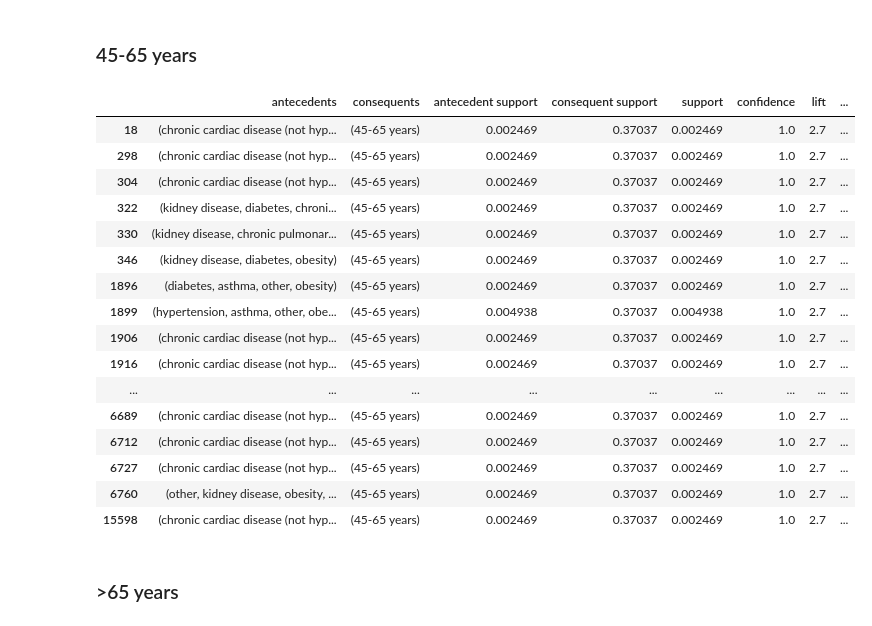
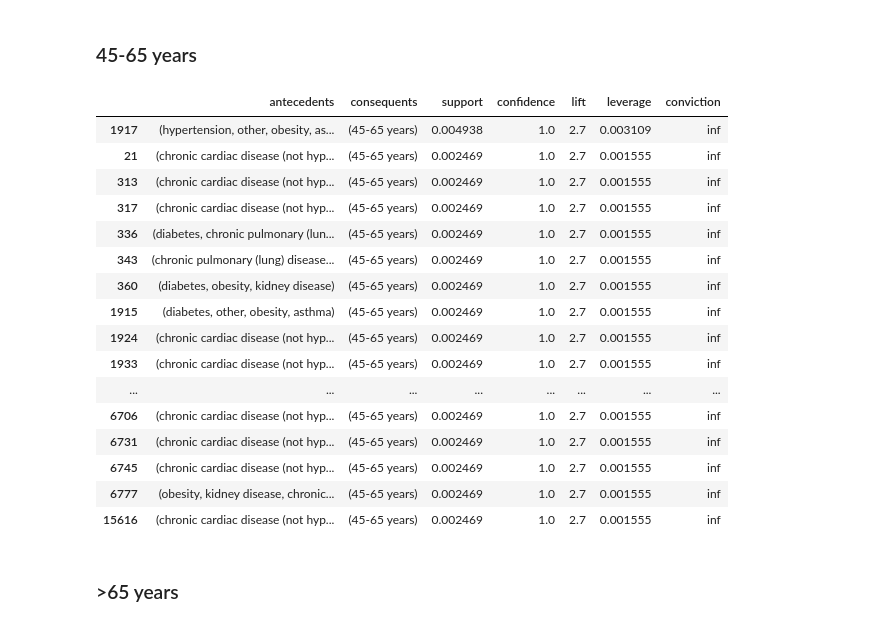
Before and after one commit to cuongvuong-phoenix/CO5240-data-engineering-s212, a Jupyter notebook: cuong/canada_hospital_comorbidities.ipynb, the cells around one changed output. Saved outputs shown, nothing was run; the diff lists cells and outputs as text; code cells hidden in the pictures.

Commit message:
feat(cuong): decrease `min_support` to `0.001` and adjust `min_threshold` for `confidence` metric to be `0.9` and now sort by `support` value first

```diff
--- a/cuong/canada_hospital_comorbidities.ipynb
+++ b/cuong/canada_hospital_comorbidities.ipynb
@@ -350,4 +358,4 @@ frequent_comorbidities_by_age_itemsets
 2760 rows × 2 columns
 # %%
-rules = association_rules(frequent_comorbidities_by_age_itemsets, metric="confidence", min_threshold=1)
-rules
+rules = association_rules(frequent_comorbidities_by_age_itemsets, metric="confidence", min_threshold=0.9)
+rules = rules.drop(["antecedent support", "consequent support"], axis=1)
@@ -389,25 +383,25 @@ rules[rules["consequents"] == frozenset({age_labels[1]})].sort_values(["confiden
 # %% [markdown]
 ### 45-65 years
 # %%
-rules[rules["consequents"] == frozenset({age_labels[2]})].sort_values(["confidence", "lift"], ascending=[False, False])
+rules[rules["consequents"] == frozenset({age_labels[2]})].sort_values(["support", "confidence", "lift"], ascending=[False,False, False])
 # %% [output]
-|  | antecedents | consequents | antecedent support | consequent support | support | confidence | lift | ... |
-| 18 | (chronic cardiac disease (not hyp... | (45-65 years) | 0.002469 | 0.37037 | 0.002469 | 1.0 | 2.7 | ... |
-| 298 | (chronic cardiac disease (not hyp... | (45-65 years) | 0.002469 | 0.37037 | 0.002469 | 1.0 | 2.7 | ... |
-| 304 | (chronic cardiac disease (not hyp... | (45-65 years) | 0.002469 | 0.37037 | 0.002469 | 1.0 | 2.7 | ... |
-| 322 | (kidney disease, diabetes, chroni... | (45-65 years) | 0.002469 | 0.37037 | 0.002469 | 1.0 | 2.7 | ... |
-| 330 | (kidney disease, chronic pulmonar... | (45-65 years) | 0.002469 | 0.37037 | 0.002469 | 1.0 | 2.7 | ... |
-| 346 | (kidney disease, diabetes, obesity) | (45-65 years) | 0.002469 | 0.37037 | 0.002469 | 1.0 | 2.7 | ... |
-| 1896 | (diabetes, asthma, other, obesity) | (45-65 years) | 0.002469 | 0.37037 | 0.002469 | 1.0 | 2.7 | ... |
-| 1899 | (hypertension, asthma, other, obe... | (45-65 years) | 0.004938 | 0.37037 | 0.004938 | 1.0 | 2.7 | ... |
-| 1906 | (chronic cardiac disease (not hyp... | (45-65 years) | 0.002469 | 0.37037 | 0.002469 | 1.0 | 2.7 | ... |
-| 1916 | (chronic cardiac disease (not hyp... | (45-65 years) | 0.002469 | 0.37037 | 0.002469 | 1.0 | 2.7 | ... |
-| ... | ... | ... | ... | ... | ... | ... | ... | ... |
-| 6689 | (chronic cardiac disease (not hyp... | (45-65 years) | 0.002469 | 0.37037 | 0.002469 | 1.0 | 2.7 | ... |
-| 6712 | (chronic cardiac disease (not hyp... | (45-65 years) | 0.002469 | 0.37037 | 0.002469 | 1.0 | 2.7 | ... |
-| 6727 | (chronic cardiac disease (not hyp... | (45-65 years) | 0.002469 | 0.37037 | 0.002469 | 1.0 | 2.7 | ... |
-| 6760 | (other, kidney disease, obesity, ... | (45-65 years) | 0.002469 | 0.37037 | 0.002469 | 1.0 | 2.7 | ... |
-| 15598 | (chronic cardiac disease (not hyp... | (45-65 years) | 0.002469 | 0.37037 | 0.002469 | 1.0 | 2.7 | ... |
+|  | antecedents | consequents | support | confidence | lift | leverage | conviction |
+| 1917 | (hypertension, other, obesity, as... | (45-65 years) | 0.004938 | 1.0 | 2.7 | 0.003109 | inf |
+| 21 | (chronic cardiac disease (not hyp... | (45-65 years) | 0.002469 | 1.0 | 2.7 | 0.001555 | inf |
+| 313 | (chronic cardiac disease (not hyp... | (45-65 years) | 0.002469 | 1.0 | 2.7 | 0.001555 | inf |
+| 317 | (chronic cardiac disease (not hyp... | (45-65 years) | 0.002469 | 1.0 | 2.7 | 0.001555 | inf |
+| 336 | (diabetes, chronic pulmonary (lun... | (45-65 years) | 0.002469 | 1.0 | 2.7 | 0.001555 | inf |
+| 343 | (chronic pulmonary (lung) disease... | (45-65 years) | 0.002469 | 1.0 | 2.7 | 0.001555 | inf |
+| 360 | (diabetes, obesity, kidney disease) | (45-65 years) | 0.002469 | 1.0 | 2.7 | 0.001555 | inf |
+| 1915 | (diabetes, other, obesity, asthma) | (45-65 years) | 0.002469 | 1.0 | 2.7 | 0.001555 | inf |
+| 1924 | (chronic cardiac disease (not hyp... | (45-65 years) | 0.002469 | 1.0 | 2.7 | 0.001555 | inf |
+| 1933 | (chronic cardiac disease (not hyp... | (45-65 years) | 0.002469 | 1.0 | 2.7 | 0.001555 | inf |
+| ... | ... | ... | ... | ... | ... | ... | ... |
+| 6706 | (chronic cardiac disease (not hyp... | (45-65 years) | 0.002469 | 1.0 | 2.7 | 0.001555 | inf |
+| 6731 | (chronic cardiac disease (not hyp... | (45-65 years) | 0.002469 | 1.0 | 2.7 | 0.001555 | inf |
+| 6745 | (chronic cardiac disease (not hyp... | (45-65 years) | 0.002469 | 1.0 | 2.7 | 0.001555 | inf |
+| 6777 | (obesity, kidney disease, chronic... | (45-65 years) | 0.002469 | 1.0 | 2.7 | 0.001555 | inf |
+| 15616 | (chronic cardiac disease (not hyp... | (45-65 years) | 0.002469 | 1.0 | 2.7 | 0.001555 | inf |
 # %% [markdown]
 ### >65 years
 # %%
```
Also changed, not shown: parts of 13 cells of this notebook.
